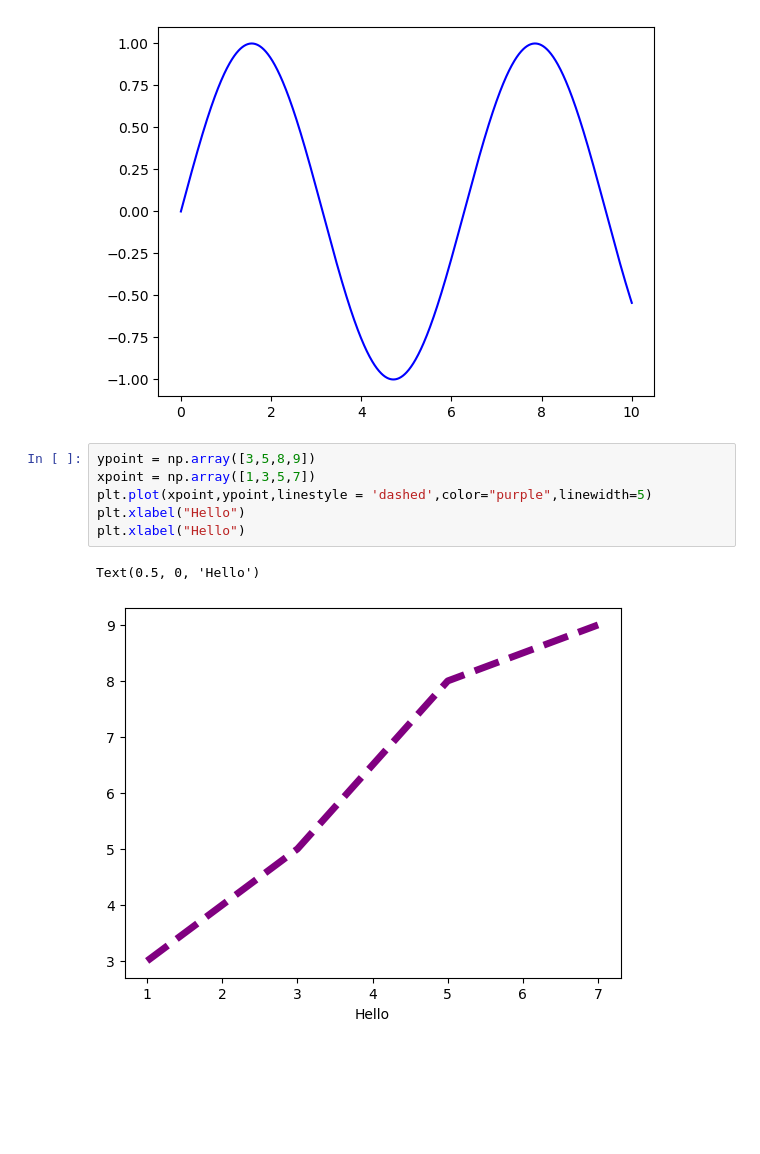
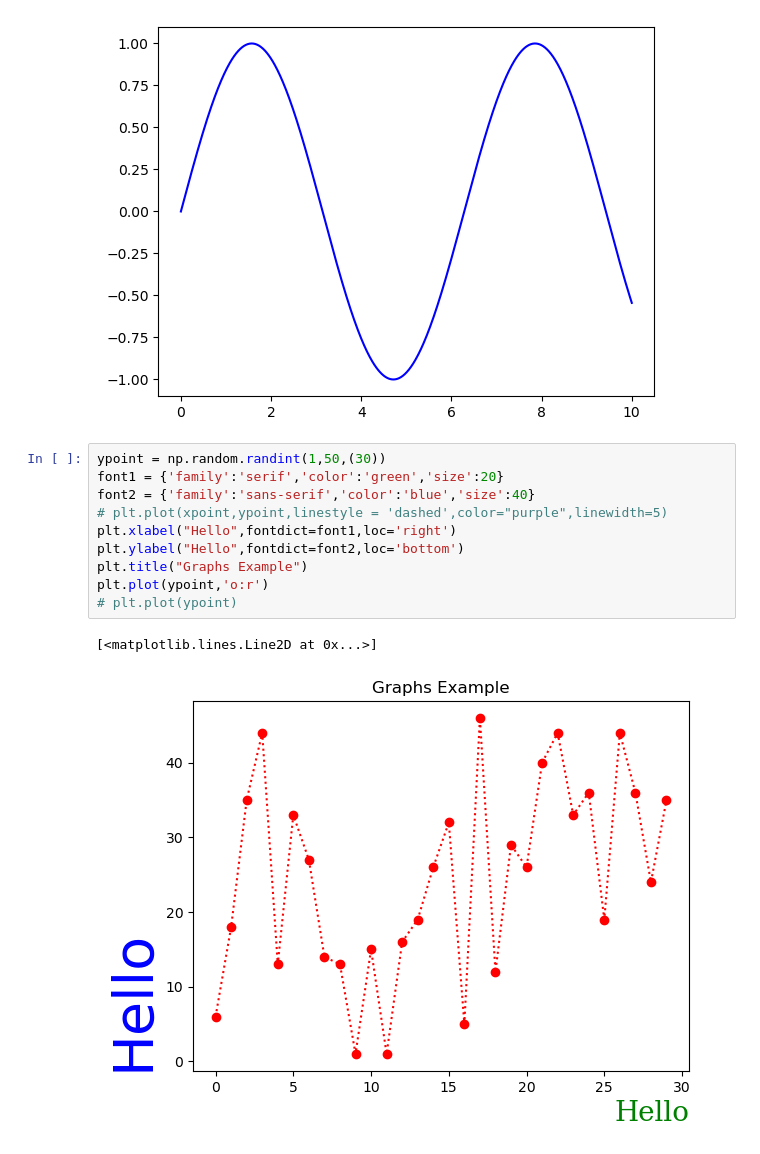
Before and after one commit to LalithAdithyanSuresh/CollegeStuff, a Jupyter notebook: Sem-2/CS1704 - DataScience/JupyterNotebooks/MatPlotLib/MatPlotLibTutorial.ipynb, the cells around one changed output. Saved outputs shown, nothing was run; the diff lists cells and outputs as text; blank space fills up the shorter version.

```diff
--- a/Sem-2/CS1704 - DataScience/JupyterNotebooks/MatPlotLib/MatPlotLibTutorial.ipynb
+++ b/Sem-2/CS1704 - DataScience/JupyterNotebooks/MatPlotLib/MatPlotLibTutorial.ipynb
@@ -9,12 +9,16 @@ ax.plot(x5,np.sin(x5),'b-')
 # %% [output]
 [<matplotlib.lines.Line2D at 0x...>]
 [figure]
-# %%
-ypoint = np.array([3,5,8,9])
-xpoint = np.array([1,3,5,7])
-plt.plot(xpoint,ypoint,linestyle = 'dashed',color="purple",linewidth=5)
-plt.xlabel("Hello")
-plt.xlabel("Hello")
-# %% [output]
-Text(0.5, 0, 'Hello')
-[figure, removed]
+# %%
+ypoint = np.random.randint(1,50,(30))
+font1 = {'family':'serif','color':'green','size':20}
+font2 = {'family':'sans-serif','color':'blue','size':40}
+# plt.plot(xpoint,ypoint,linestyle = 'dashed',color="purple",linewidth=5)
+plt.xlabel("Hello",fontdict=font1,loc='right')
+plt.ylabel("Hello",fontdict=font2,loc='bottom')
+plt.title("Graphs Example")
+plt.plot(ypoint,'o:r')
+# plt.plot(ypoint)
+# %% [output]
+[<matplotlib.lines.Line2D at 0x...>]
+[figure, added]
```
Also changed, not shown: parts of 1 cell of this notebook, 11 other files.
